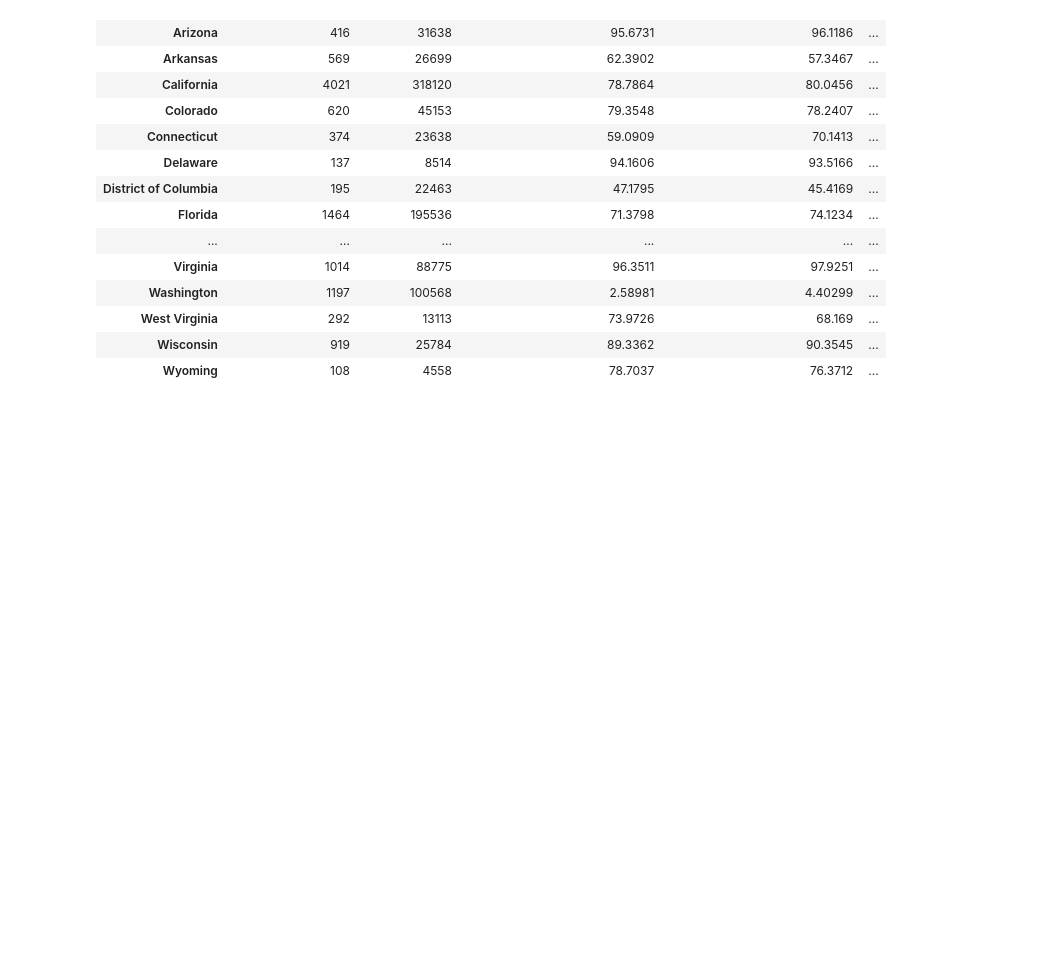
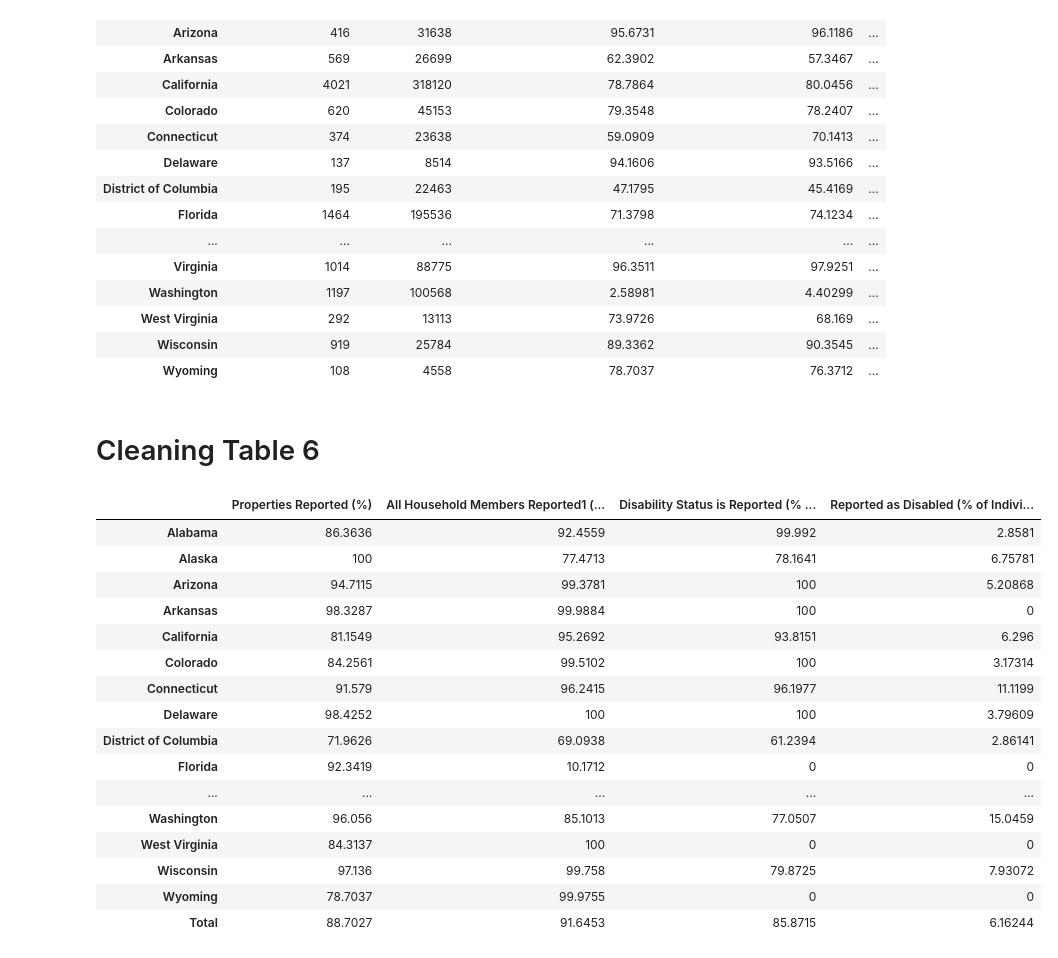
Before and after one commit to samuelscheffler/Housing-Data-Analysis, a Jupyter notebook: Table-2-6-Cleanup.ipynb, the cells around one changed output. Saved outputs shown, nothing was run; the diff lists cells and outputs as text; code cells hidden in the pictures; blank space fills up the shorter version.

Commit message:
Cleaned table 6

```diff
--- a/Table-2-6-Cleanup.ipynb
+++ b/Table-2-6-Cleanup.ipynb
@@ -40,3 +40,35 @@ properties_df
 | West Virginia | 292 | 13113 | 73.9726 | 68.169 | ... |
 | Wisconsin | 919 | 25784 | 89.3362 | 90.3545 | ... |
 | Wyoming | 108 | 4558 | 78.7037 | 76.3712 | ... |
+# %% [markdown]
+# Cleaning Table 6
+# %%
+# Reading in table 2.
+disabilities_df = pd.read_excel("2018-LIHTC-Tenant-Tables.xlsx", sheet_name="Table 6")
+# %%
+col_names = disabilities_df.iloc[0, 1:].values
+states = disabilities_df.iloc[2:58, 0].values
+disabilities_df = disabilities_df.iloc[2:58, 1:]
+# %%
+disabilities_df.columns = col_names
+disabilities_df.index = states
+# %%
+disabilities_df
+# %% [output]
+|  | Properties Reported (%) | All Household Members Reported1 (... | Disability Status is Reported (% ... | Reported as Disabled (% of Indivi... |
+| Alabama | 86.3636 | 92.4559 | 99.992 | 2.8581 |
+| Alaska | 100 | 77.4713 | 78.1641 | 6.75781 |
+| Arizona | 94.7115 | 99.3781 | 100 | 5.20868 |
+| Arkansas | 98.3287 | 99.9884 | 100 | 0 |
+| California | 81.1549 | 95.2692 | 93.8151 | 6.296 |
+| Colorado | 84.2561 | 99.5102 | 100 | 3.17314 |
+| Connecticut | 91.579 | 96.2415 | 96.1977 | 11.1199 |
+| Delaware | 98.4252 | 100 | 100 | 3.79609 |
+| District of Columbia | 71.9626 | 69.0938 | 61.2394 | 2.86141 |
+| Florida | 92.3419 | 10.1712 | 0 | 0 |
+| ... | ... | ... | ... | ... |
+| Washington | 96.056 | 85.1013 | 77.0507 | 15.0459 |
+| West Virginia | 84.3137 | 100 | 0 | 0 |
+| Wisconsin | 97.136 | 99.758 | 79.8725 | 7.93072 |
+| Wyoming | 78.7037 | 99.9755 | 0 | 0 |
+| Total | 88.7027 | 91.6453 | 85.8715 | 6.16244 |
```
Also changed, not shown: parts of 2 cells of this notebook.
